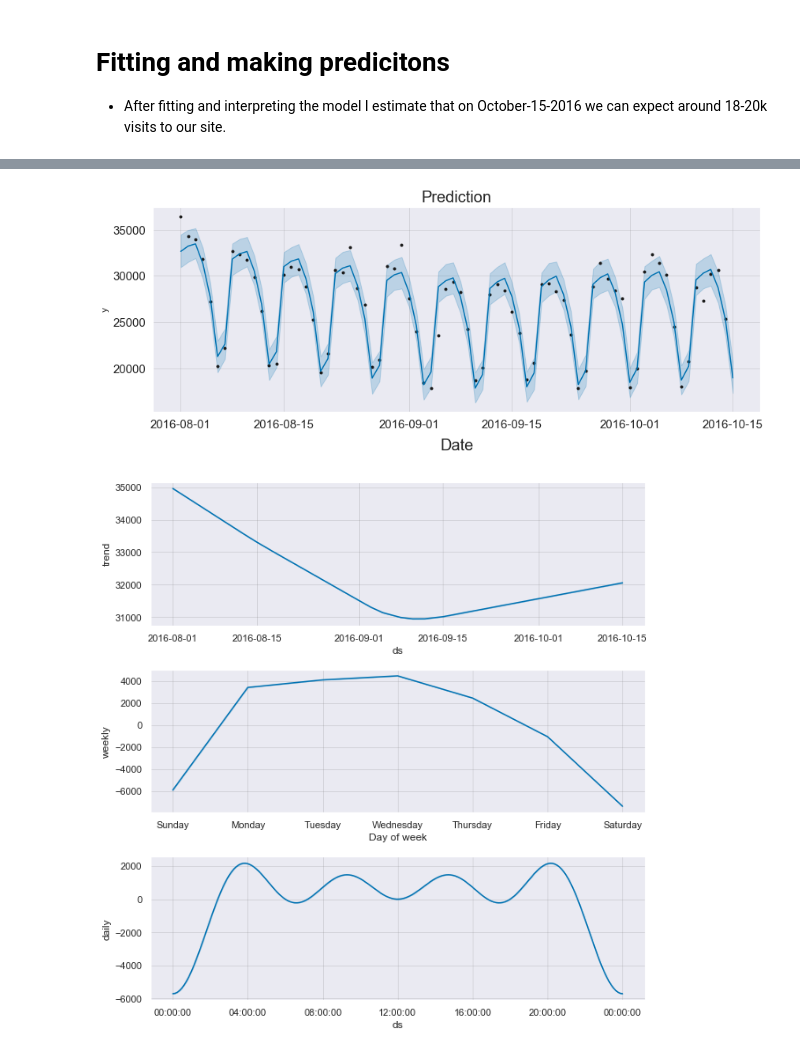
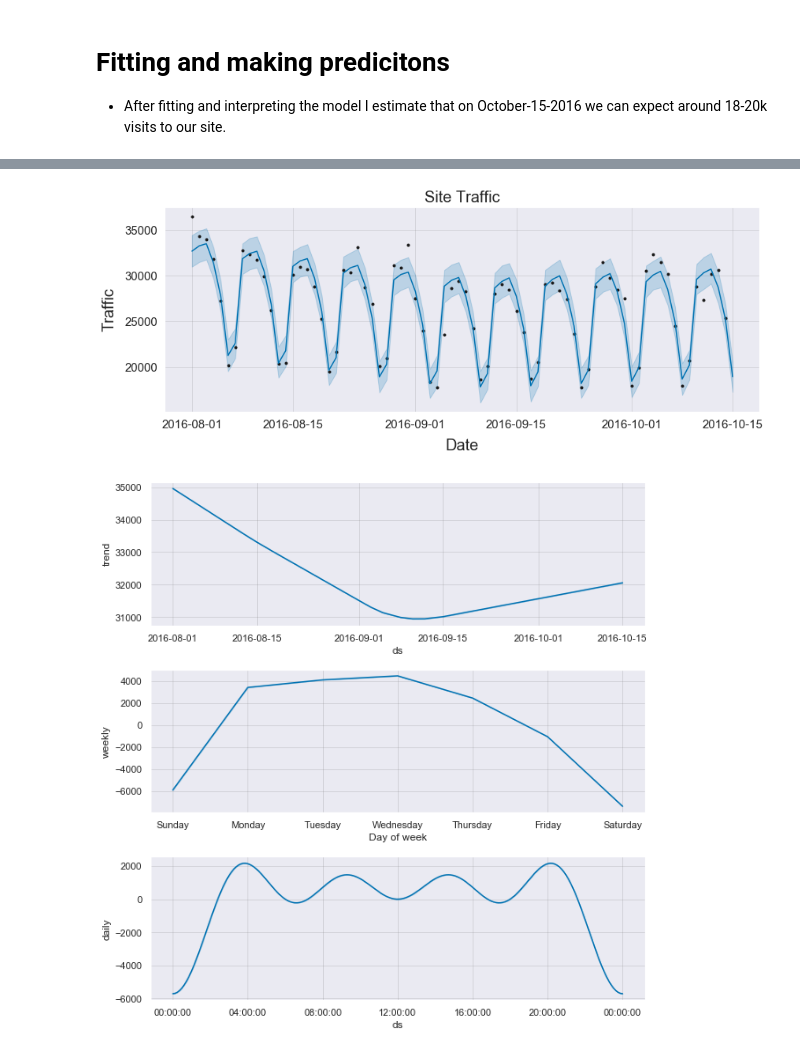
Before and after one commit to camarenad/test_analysis, a Jupyter notebook: nbc_test/analysis /site_traffic_prediction.ipynb, the cells around one changed output, grey strips where cells are left out. Cells and saved outputs as stored; diff of their text form; code cells hidden in the pictures.

```diff
--- a/nbc_test/analysis /site_traffic_prediction.ipynb
+++ b/nbc_test/analysis /site_traffic_prediction.ipynb
@@ -45,13 +44,14 @@ forecast = m.predict(future)
 # %%
 fig, ax = plt.subplots(figsize=(12,5))
 m.plot(forecast,ax=ax);
 ax.tick_params(axis="both", labelsize=15)
 ax.set_xlabel('Date', fontsize = 20,labelpad=10);
-ax.set_title('Prediction',fontsize=20)
+ax.set_ylabel('Traffic', fontsize = 20,labelpad=10);
+ax.set_title('Site Traffic',fontsize=20)
 fig.tight_layout()
-plt.savefig("../images/prediction.png")
+plt.savefig("../images/prediction1.png")
 # %% [output]
-[figure, old version]
+[figure, new version]
 # %%
 m.plot_components(forecast);
 # %% [output]
```
Also changed, not shown: parts of 1 cell of this notebook, 1 other file.
